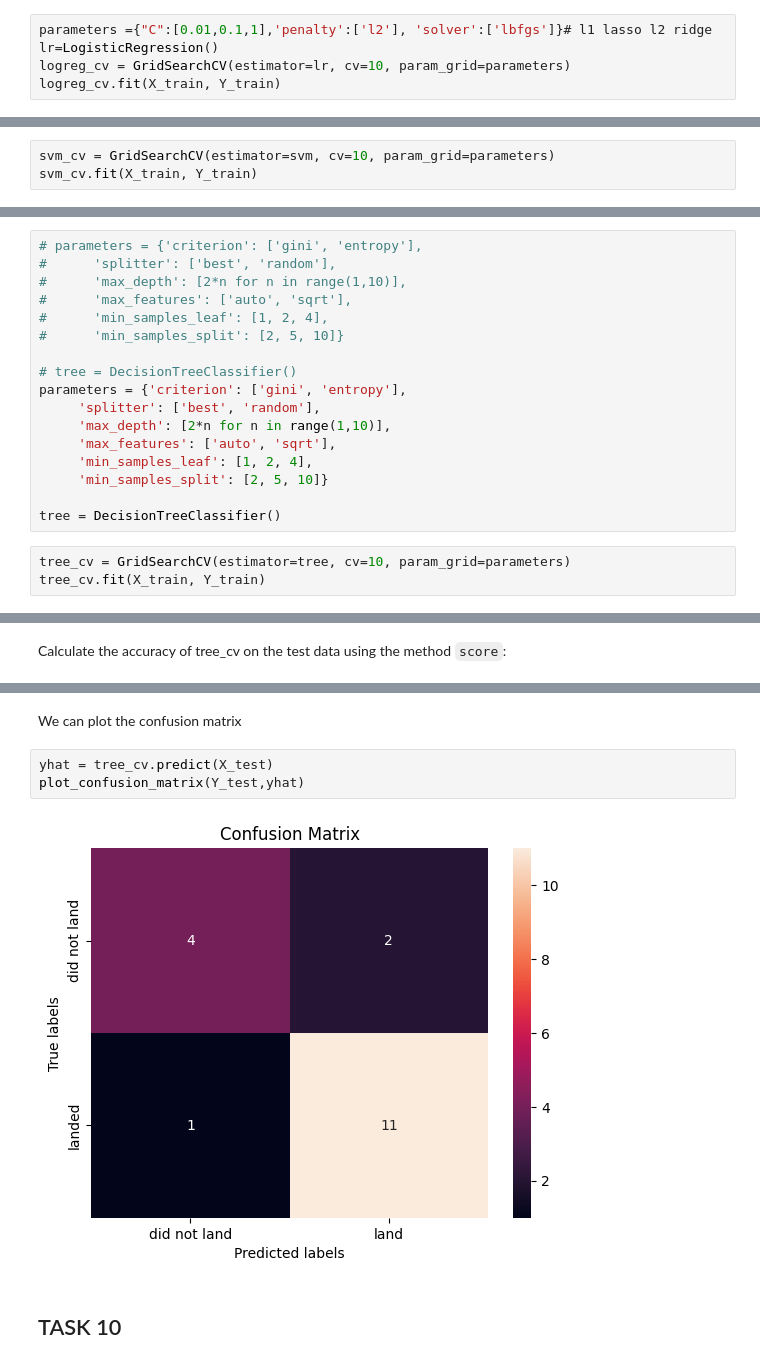
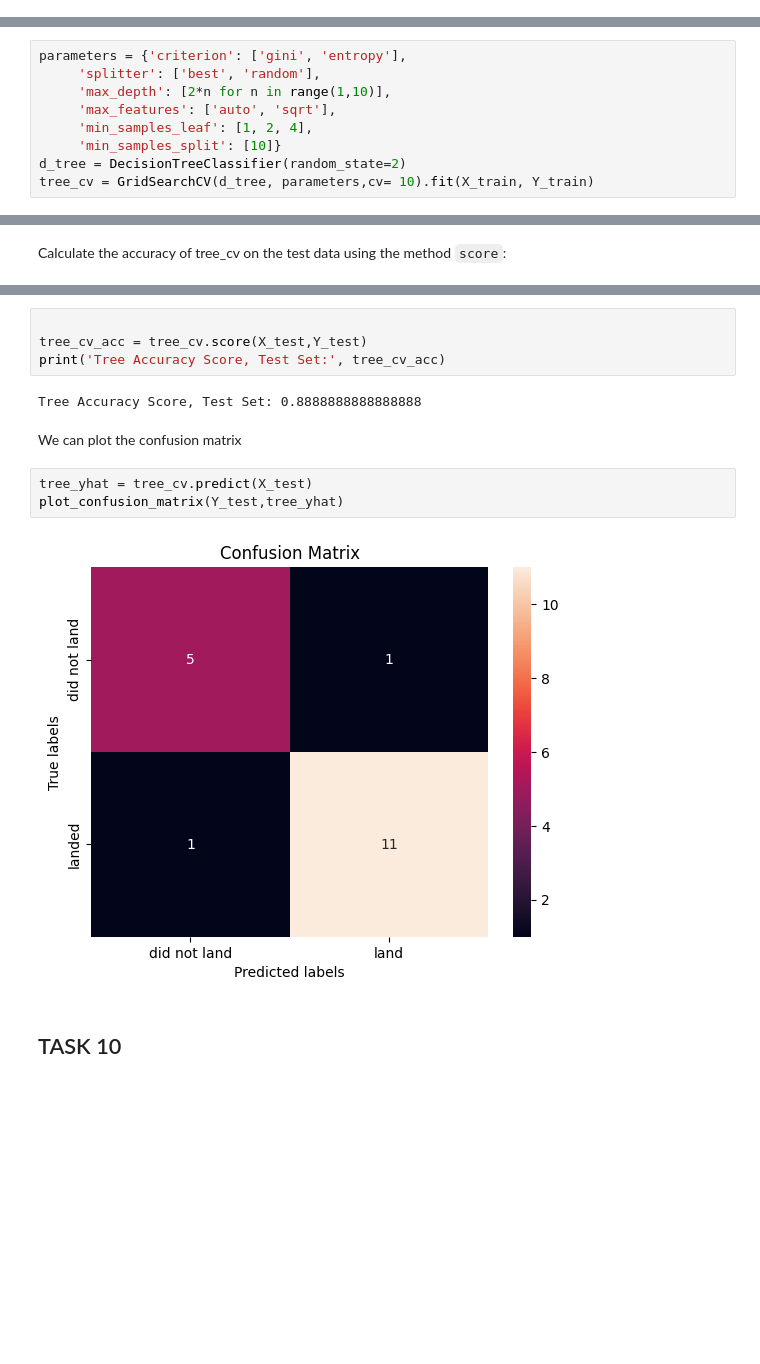
Before and after one commit to sahaminakshy1989/testrepo, a Jupyter notebook: SpaceX_Machine Learning Prediction_Part_5.ipynb, the cells around one changed output, grey strips where cells are left out. Saved outputs shown, nothing was run; the diff lists cells and outputs as text; blank space fills up the shorter version.

```diff
--- a/SpaceX_Machine Learning Prediction_Part_5.ipynb
+++ b/SpaceX_Machine Learning Prediction_Part_5.ipynb
@@ -188,5 +259,0 @@ parameters ={'C':[0.01,0.1,1],
-# %%
-parameters ={"C":[0.01,0.1,1],'penalty':['l2'], 'solver':['lbfgs']}# l1 lasso l2 ridge
-lr=LogisticRegression()
-logreg_cv = GridSearchCV(estimator=lr, cv=10, param_grid=parameters)
-logreg_cv.fit(X_train, Y_train)
@@ -237,3 +303,0 @@ svm = SVC()
-# %%
-svm_cv = GridSearchCV(estimator=svm, cv=10, param_grid=parameters)
-svm_cv.fit(X_train, Y_train)
@@ -270,22 +328,11 @@ plot_confusion_matrix(Y_test,yhat)
 # %% [markdown]
 Create a decision tree classifier object then  create a  <code>GridSearchCV</code> object  <code>tree_cv</code> with cv = 10.  Fit the object to find the best parameters from the dictionary <code>parameters</code>.
 # %%
-# parameters = {'criterion': ['gini', 'entropy'],
-#      'splitter': ['best', 'random'],
-#      'max_depth': [2*n for n in range(1,10)],
-#      'max_features': ['auto', 'sqrt'],
-#      'min_samples_leaf': [1, 2, 4],
-#      'min_samples_split': [2, 5, 10]}
-
-# tree = DecisionTreeClassifier()
 parameters = {'criterion': ['gini', 'entropy'],
      'splitter': ['best', 'random'],
      'max_depth': [2*n for n in range(1,10)],
      'max_features': ['auto', 'sqrt'],
      'min_samples_leaf': [1, 2, 4],
-     'min_samples_split': [2, 5, 10]}
-
-tree = DecisionTreeClassifier()
+     'min_samples_split': [10]}
+d_tree = DecisionTreeClassifier(random_state=2)
+tree_cv = GridSearchCV(d_tree, parameters,cv= 10).fit(X_train, Y_train)
-# %%
-tree_cv = GridSearchCV(estimator=tree, cv=10, param_grid=parameters)
-tree_cv.fit(X_train, Y_train)
@@ -331,10 +351,16 @@ accuracy : 0.8333333333333334
+# %%
+
+tree_cv_acc = tree_cv.score(X_test,Y_test)
+print('Tree Accuracy Score, Test Set:', tree_cv_acc)
+# %% [output]
+Tree Accuracy Score, Test Set: 0.8888888888888888
 # %% [markdown]
 We can plot the confusion matrix
 # %%
-yhat = tree_cv.predict(X_test)
-plot_confusion_matrix(Y_test,yhat)
+tree_yhat = tree_cv.predict(X_test)
+plot_confusion_matrix(Y_test,tree_yhat)
 # %% [output]
-[figure, old version]
+[figure, new version]
 # %% [markdown]
 ## TASK  10
 # %% [markdown]
```
Also changed, not shown: parts of 46 cells of this notebook.
